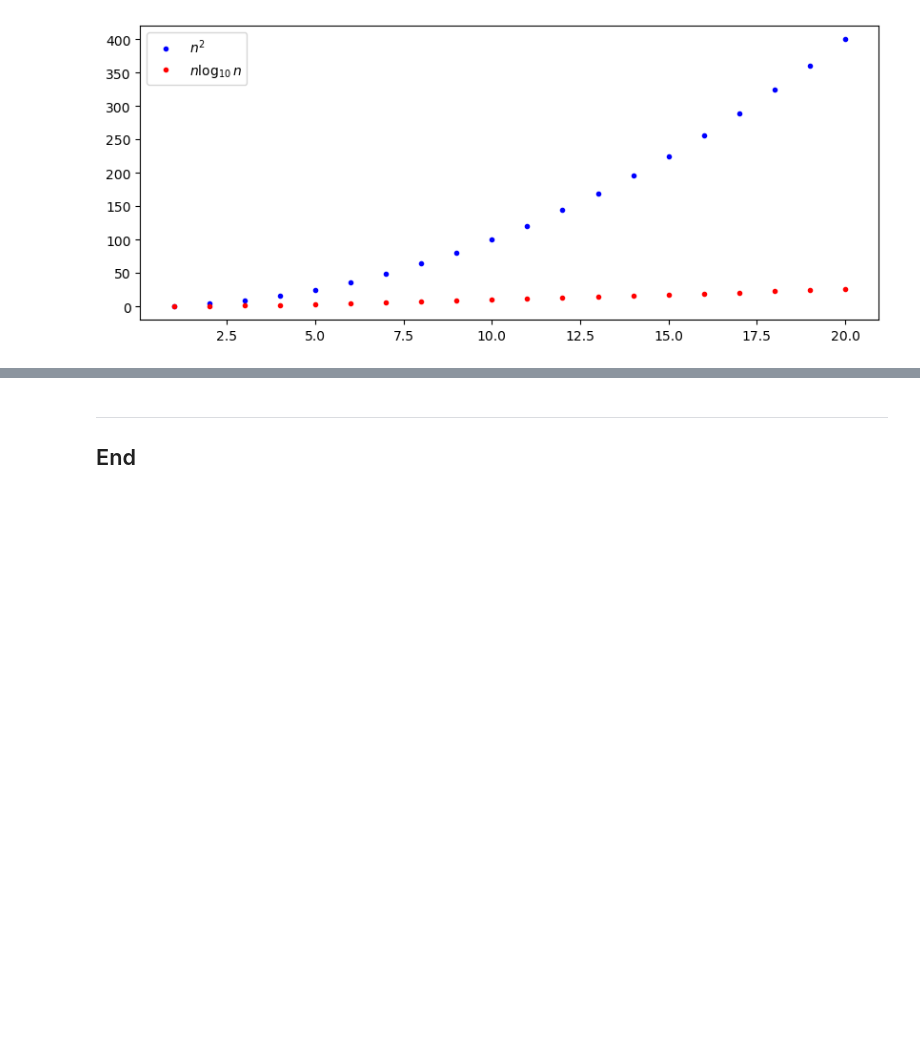
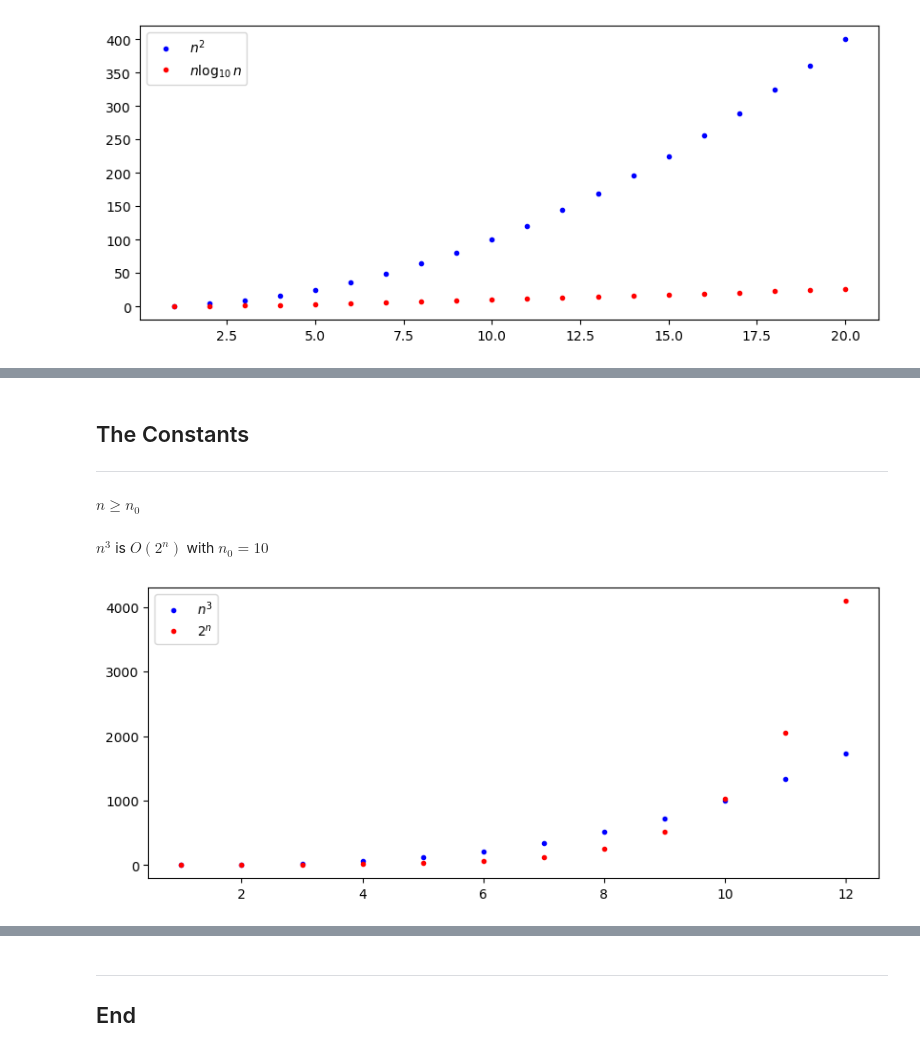
Before and after one commit to ianmcloughlin/notebooks, a Jupyter notebook: big_o.ipynb, the cells around one changed output, grey strips where cells are left out. Drawn from its saved outputs; the diff is of its cells as text; code cells hidden in the pictures; blank space fills up the shorter version.

```diff
--- a/big_o.ipynb
+++ b/big_o.ipynb
@@ -133,0 +180,25 @@ ax.legend();
+# %% [markdown]
+## The Constants
+
+***
+# %% [markdown]
+$n \ge n_0$
+# %% [markdown]
+$n^3$ is $O(2^n)$ with $n_0 = 10$
+# %%
+# Range of values for n.
+n = np.arange(1, 13)
+
+# Create a plot.
+fig, ax = plt.subplots(figsize=(10, 4))
+
+# Plot a(n).
+ax.plot(n, n**3, label='$n^3$', color='blue', marker='.', linestyle='None')
+
+# Plot b(n).
+ax.plot(n, 2**n, label='$2^n$', color='red', marker='.', linestyle='None')
+
+# Legend.
+ax.legend();
+# %% [output]
+[figure, added]
```
Also changed, not shown: parts of 13 cells of this notebook, 1 other file.
